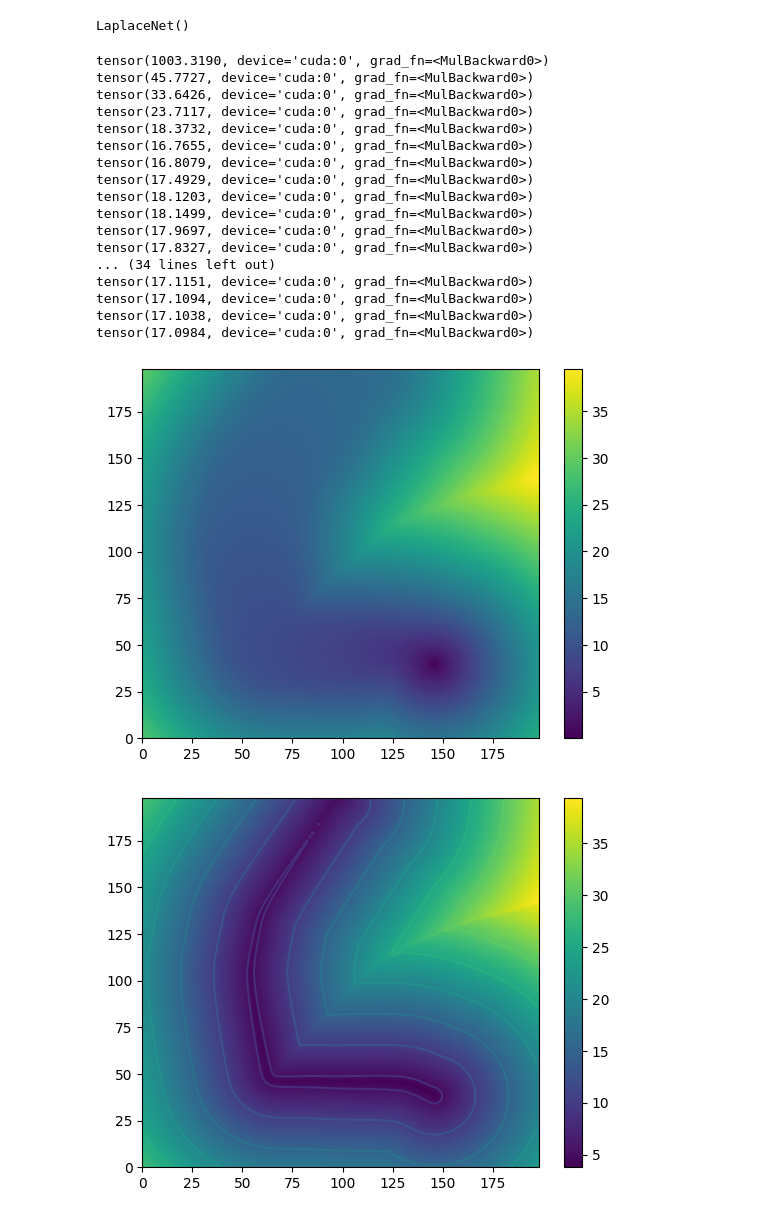
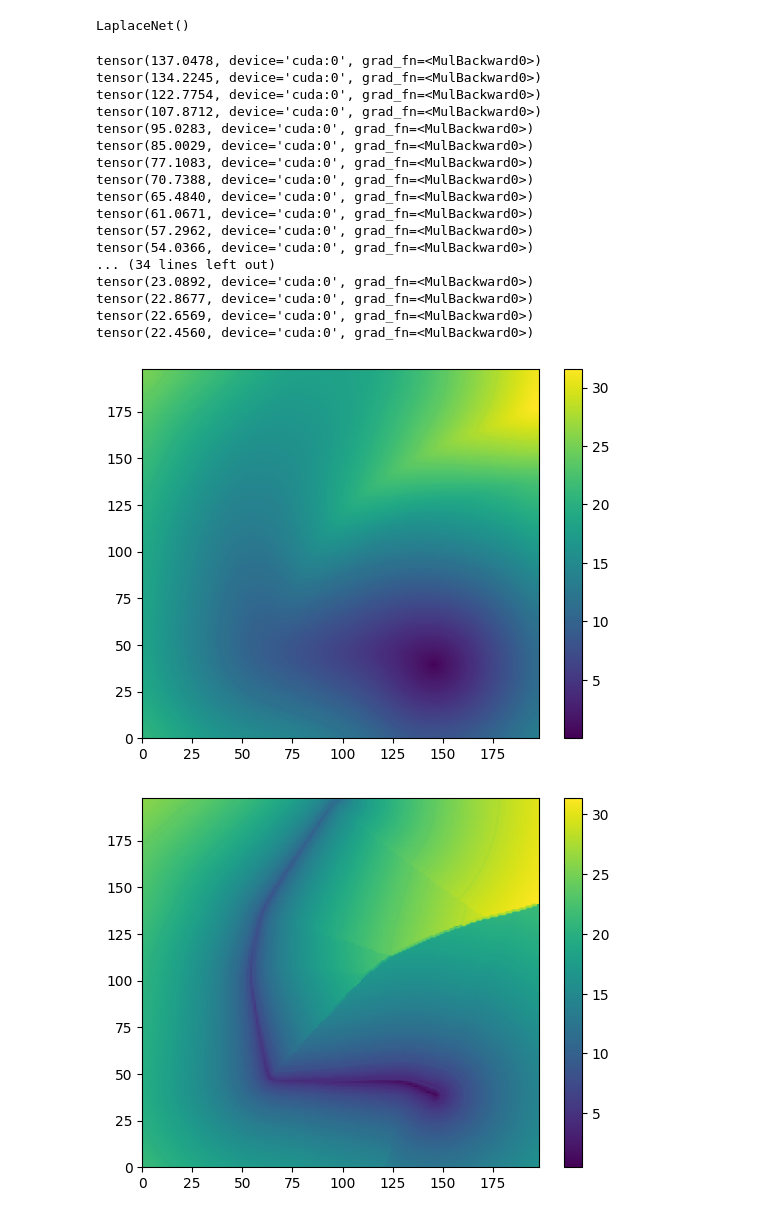
Before and after one commit to pac48/thesis_nerf, a Jupyter notebook: nerf_ws/src/laplacian/notebooks/test.ipynb, the cells around one changed output. Cells and saved outputs as stored; diff of their text form; code cells hidden in the pictures.

```diff
--- a/nerf_ws/src/laplacian/notebooks/test.ipynb
+++ b/nerf_ws/src/laplacian/notebooks/test.ipynb
@@ -33,7 +33,7 @@ boundary_types = torch.zeros((res,res),dtype=torch.float32, device='cuda')
 
 
 
-cost_scale = .000001
+cost_scale = .001
 cost = cost_scale*torch.ones(res,res,dtype=torch.float32, device='cuda')
 safe = res//15
 # cost[max(obj1_ind1-safe, 0):min(obj1_ind2+safe, res-1), max(obj1_ind3-safe, 0):min(obj1_ind4+safe, res-1)] = .3
@@ -220,25 +220,19 @@ kd_tree = KDTree(traj)
 query_point = grid_train.cpu().detach().numpy()
 query_point = np.reshape(query_point, (-1,2))
 dist, idx = kd_tree.query(query_point, k=1)
-
-# idx -= traj.shape[0]//2
-# idx[idx > traj.shape[0]-1] = traj.shape[0]-1
-# idx[idx < 0] = 0
-# dist = np.sqrt(np.sum((traj[idx, :]-query_point)**2, axis=1))
-idx = traj.shape[0]-1-idx
-
-
-
-# dist[dist>.2] = .2
-target = 30*dist + 5*(idx)/traj.shape[0]
+dist = np.sqrt(dist)
+idx = np.max(idx)-idx
+target = 20*dist + 10*(idx)/np.max(idx)
 target = torch.reshape(torch.tensor(target, dtype=torch.float32, device='cuda') , (res,res))
 
 network.reset()
+for i in range(1000):
+    pred, C = network(grid_train, boundary_types, boundary_conditions)
+
 # network.V = target
 for it in range(0, 5000):
     optimizer.zero_grad()
     pred, C = network(grid_train, boundary_types, boundary_conditions)
-    V_in = network.V.detach()
     loss_train = 1*compute_loss(pred=pred, target=target, C=C, cost_scale=cost_scale)
 #     loss_train = compute_loss_grad(pred=pred, grid=grid_train,  C_pos=C_pos, cost_scale=cost_scale)
     if it % 100 == 0:
@@ -248,48 +242,48 @@ for it in range(0, 5000):
 
 
 pred, C = network(grid, boundary_types, boundary_conditions)
 
 z = pred.cpu().detach().numpy()[1:-1, 1:-1]
 plt.pcolormesh(z)
 plt.colorbar()
 plt.contour(z)
 plt.show()
 
 
 z2 = target.cpu().detach().numpy()[1:-1, 1:-1]
 plt.pcolormesh(z2)
 plt.colorbar()
 plt.contour(z2)
 plt.show()
 
 z3 = C.cpu().detach().numpy()[1:-1, 1:-1]
 plt.pcolormesh(z3)
 plt.colorbar()
 plt.contour(z3)
 plt.show()
 
 fig, ax = plt.subplots(subplot_kw={"projection": "3d"})
 X = np.linspace(-1, 1, z.shape[0])
 Y = np.linspace(-1, 1, z.shape[1])
 X, Y = np.meshgrid(X, Y)
 surf = ax.plot_surface(X,Y,z,linewidth=0, antialiased=False)
 # %% [output]
-tensor(1003.3190, device='cuda:0', grad_fn=<MulBackward0>)
-tensor(45.7727, device='cuda:0', grad_fn=<MulBackward0>)
-tensor(33.6426, device='cuda:0', grad_fn=<MulBackward0>)
-tensor(23.7117, device='cuda:0', grad_fn=<MulBackward0>)
-tensor(18.3732, device='cuda:0', grad_fn=<MulBackward0>)
-tensor(16.7655, device='cuda:0', grad_fn=<MulBackward0>)
-tensor(16.8079, device='cuda:0', grad_fn=<MulBackward0>)
-tensor(17.4929, device='cuda:0', grad_fn=<MulBackward0>)
-tensor(18.1203, device='cuda:0', grad_fn=<MulBackward0>)
-tensor(18.1499, device='cuda:0', grad_fn=<MulBackward0>)
-tensor(17.9697, device='cuda:0', grad_fn=<MulBackward0>)
-tensor(17.8327, device='cuda:0', grad_fn=<MulBackward0>)
+tensor(137.0478, device='cuda:0', grad_fn=<MulBackward0>)
+tensor(134.2245, device='cuda:0', grad_fn=<MulBackward0>)
+tensor(122.7754, device='cuda:0', grad_fn=<MulBackward0>)
+tensor(107.8712, device='cuda:0', grad_fn=<MulBackward0>)
+tensor(95.0283, device='cuda:0', grad_fn=<MulBackward0>)
+tensor(85.0029, device='cuda:0', grad_fn=<MulBackward0>)
+tensor(77.1083, device='cuda:0', grad_fn=<MulBackward0>)
+tensor(70.7388, device='cuda:0', grad_fn=<MulBackward0>)
+tensor(65.4840, device='cuda:0', grad_fn=<MulBackward0>)
+tensor(61.0671, device='cuda:0', grad_fn=<MulBackward0>)
+tensor(57.2962, device='cuda:0', grad_fn=<MulBackward0>)
+tensor(54.0366, device='cuda:0', grad_fn=<MulBackward0>)
 ... (34 lines left out)
-tensor(17.1151, device='cuda:0', grad_fn=<MulBackward0>)
-tensor(17.1094, device='cuda:0', grad_fn=<MulBackward0>)
-tensor(17.1038, device='cuda:0', grad_fn=<MulBackward0>)
-tensor(17.0984, device='cuda:0', grad_fn=<MulBackward0>)
+tensor(23.0892, device='cuda:0', grad_fn=<MulBackward0>)
+tensor(22.8677, device='cuda:0', grad_fn=<MulBackward0>)
+tensor(22.6569, device='cuda:0', grad_fn=<MulBackward0>)
+tensor(22.4560, device='cuda:0', grad_fn=<MulBackward0>)
-[figure, old version]
+[figure, new version]
-[figure, old version]
+[figure, new version]
```
Also changed, not shown: parts of 12 cells of this notebook, 4 other files.
